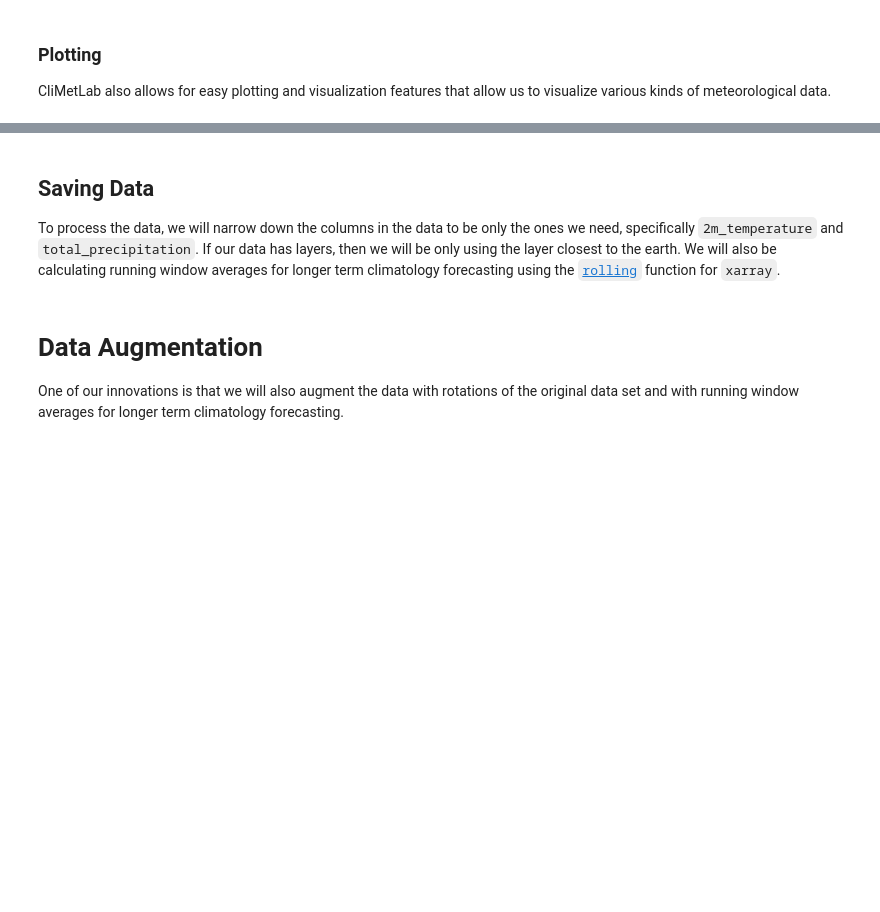
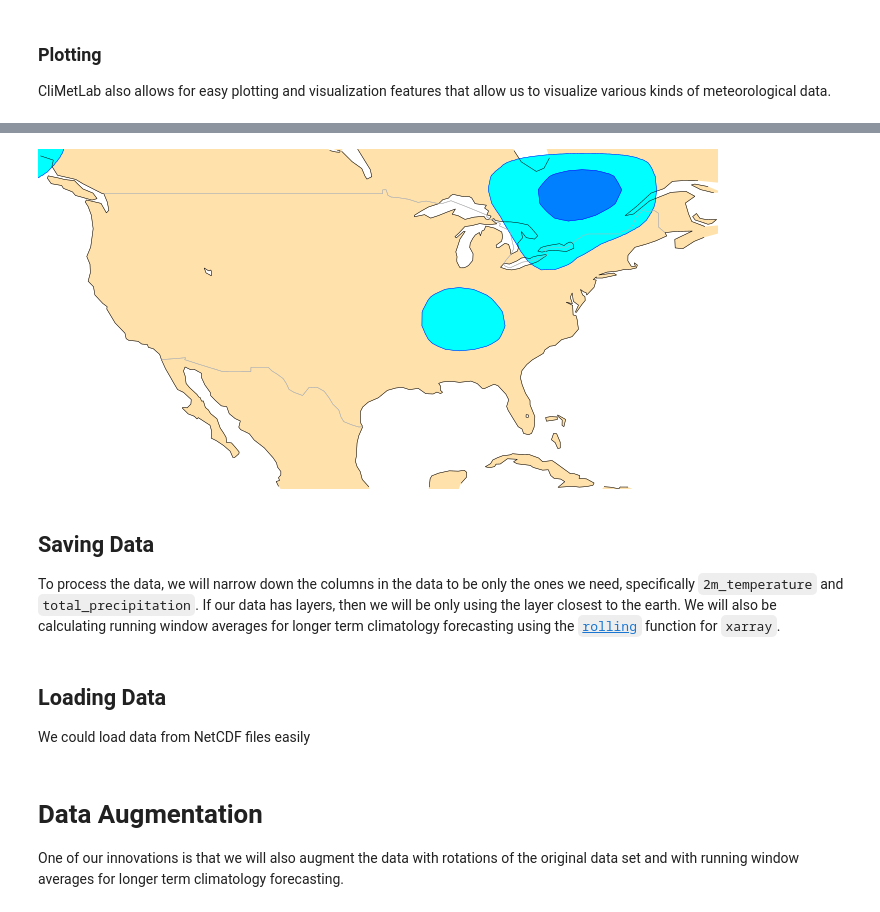
Before and after one commit to abadari3/CSE6242_Weather_Forecasting, a Jupyter notebook: CODE/notebooks/1-data-exploration.ipynb, the cells around one changed output, grey strips where cells are left out. Drawn from its saved outputs; the diff is of its cells as text; code cells hidden in the pictures; blank space fills up the shorter version.

```diff
--- a/CODE/notebooks/1-data-exploration.ipynb
+++ b/CODE/notebooks/1-data-exploration.ipynb
@@ -44,3 +186,13 @@ cml.plot_map(
+# %%
+cml.plot_map(
+    rain_data[0],
+    foreground=dict(
+        map_grid=False,
+        map_boundaries=True,
+    ),
+)
+# %% [output]
+[figure, added]
 # %% [markdown]
 ## Saving Data
 
@@ -53,0 +204,4 @@ yearly.to_netcdf("../data/yearly_2m_temperature.nc")
+# %% [markdown]
+## Loading Data
+
+We could load data from NetCDF files easily
```
Also changed, not shown: parts of 18 cells of this notebook, 2 other files.
